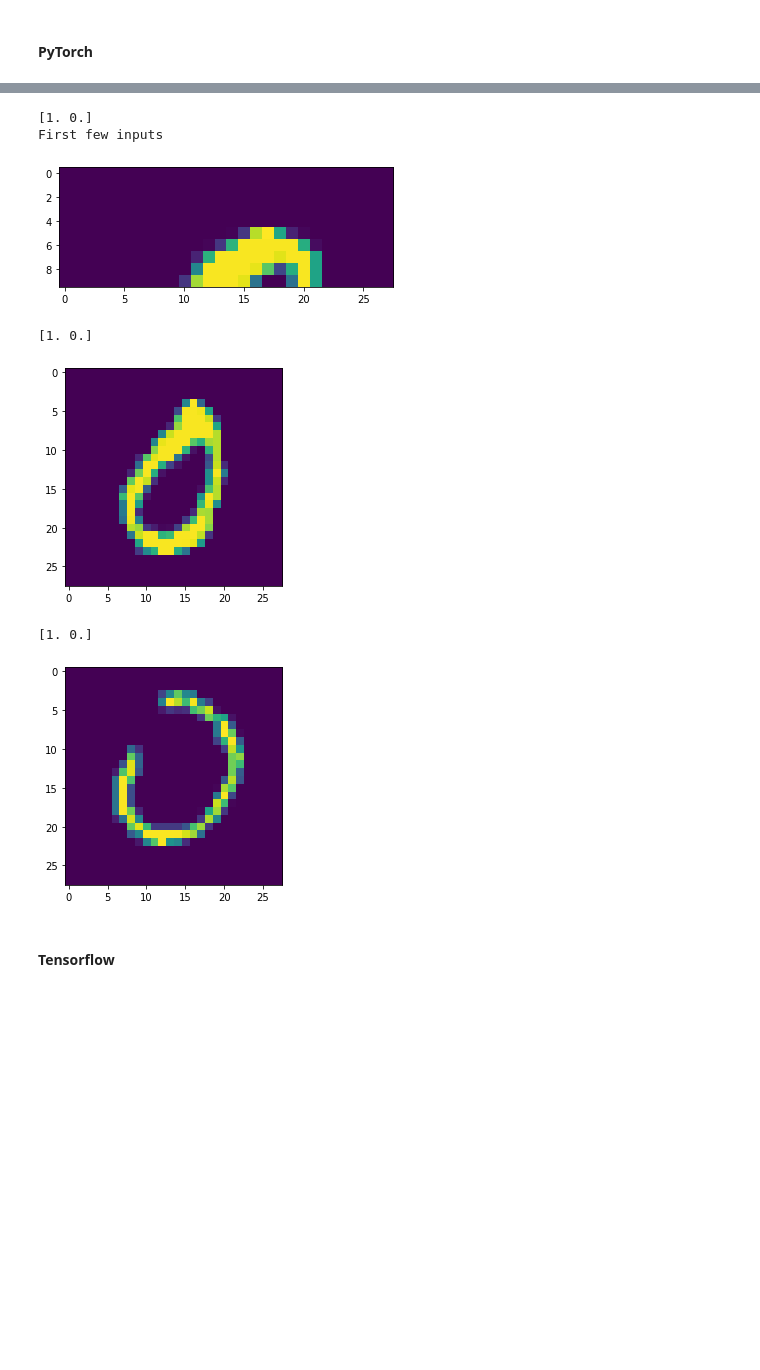
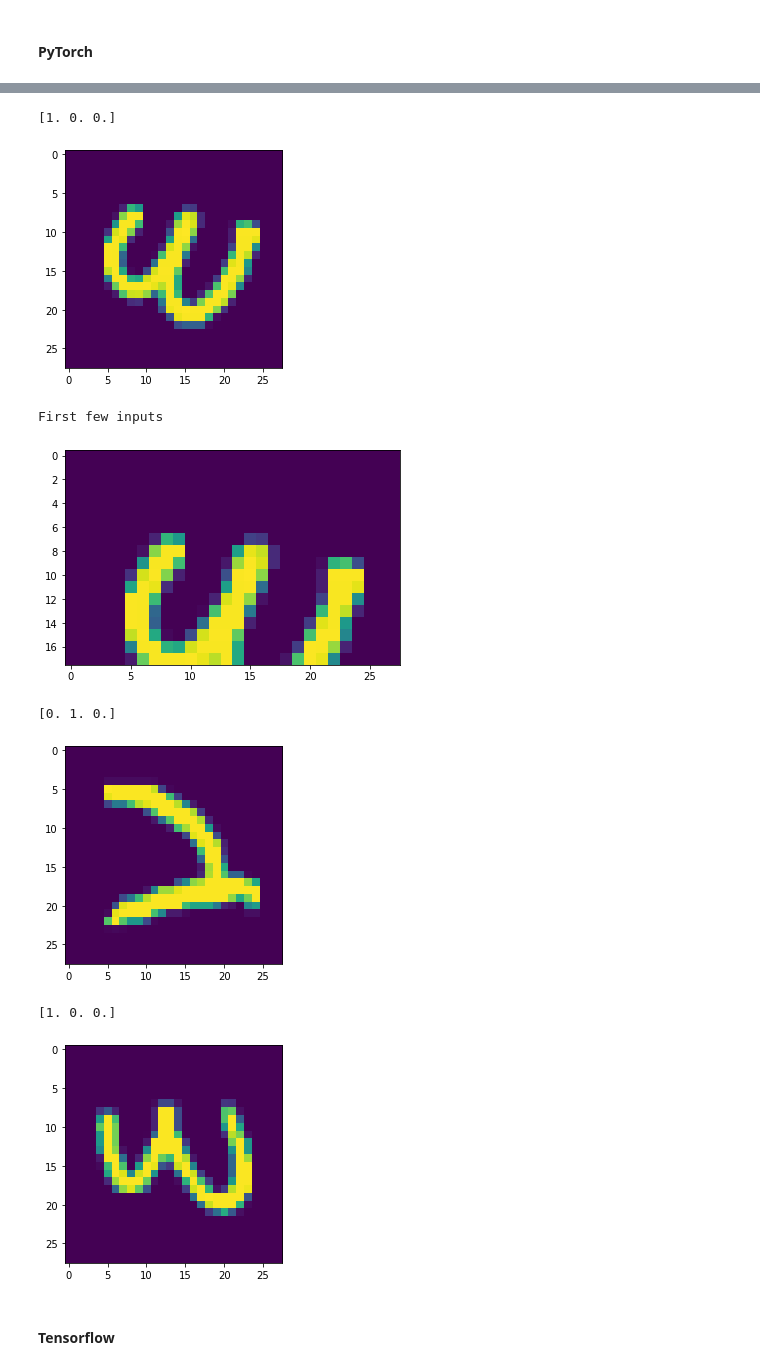
Before and after one commit to kaitken17/colab_based_projects, a Jupyter notebook: mnist_analysis_multiclass.ipynb, the cells around one changed output, grey strips where cells are left out. Cells and saved outputs as stored; diff of their text form; code cells hidden in the pictures; blank space fills up the shorter version.

```diff
--- a/mnist_analysis_multiclass.ipynb
+++ b/mnist_analysis_multiclass.ipynb
@@ -81,6 +80,7 @@ def convert_serialized_mnist(train_data, test_data, smnist_params, train_params)
   n_classes = len(mnist_classes)
   n_len = smnist_params['n_len']
   n_inputs = smnist_params['n_inputs']
+  time_dim = smnist_params['time_dim']
   batch_size = train_params['batch_size']
 
   # Prunes classes that are not in 'mnist_classes'
@@ -116,7 +116,11 @@ def convert_serialized_mnist(train_data, test_data, smnist_params, train_params)
       images, labels = train_vals[0], train_vals[1]
       squeezed_images = np.squeeze(images.numpy())
       if squeezed_images.shape[0] == batch_size:
-        images_np[idx] = np.squeeze(images.numpy())
+        batch_images = np.squeeze(images.numpy())
+        if time_dim == 'Rows':
+          images_np[idx] = batch_images
+        elif time_dim == 'Columns':
+          images_np[idx] = np.swapaxes(batch_images, 1, 2)
         masks_np[idx, :] = (n_len-1) * np.ones((batch_size, 1))
         for label, lbl_idx in zip(labels, range(len(labels))):
           one_hot = np.zeros((n_classes,))
@@ -128,7 +132,7 @@ def convert_serialized_mnist(train_data, test_data, smnist_params, train_params)
     jax_data = {
       'inputs': jnp.asarray(images_np),  # batch number x batch_index x n_len x n_inputs
       'labels': jnp.asarray(labels_np), # batch number x batch_index x n_len x one-hot-vector
-      'index': jnp.asarray(masks_np, dtype=int), # Target mask: list of integers up to phrase_len
+      'index': jnp.asarray(masks_np, dtype=jnp.int32), # Target mask: list of integers up to phrase_len
     }
 
     return jax_data
@@ -141,8 +145,9 @@ def convert_serialized_mnist(train_data, test_data, smnist_params, train_params)
 run_tests = True
 if run_tests:
   smnist_params = {
-    'mnist_classes': [0, 1, 2],
+    'mnist_classes': [3, 4, 7],
     'n_len' : 28,
+    'time_dim': 'Columns'
   }
   smnist_params['n_inputs'] = int(28*28/smnist_params['n_len'])
 
@@ -155,23 +160,25 @@ Omitting incomplete batch
 # %%
 print(np.asarray(train_jax['labels'][0, 67, 27]))
 plt.imshow(np.asarray(train_jax['inputs'][0, 67]))
+plt.show()
 print('First few inputs')
-plt.imshow(np.asarray(train_jax['inputs'][0, 67,:10]))
+plt.imshow(np.asarray(train_jax['inputs'][0, 67,:18]))
 plt.show()
 print(np.asarray(train_jax['labels'][4, 66, 27]))
 plt.imshow(np.asarray(train_jax['inputs'][4, 66]))
 plt.show()
 print(np.asarray(train_jax['labels'][82, 13, 27]))
 plt.imshow(np.asarray(train_jax['inputs'][82, 13]))
 plt.show()
 # %% [output]
-[1. 0.]
-First few inputs
+[1. 0. 0.]
-[figure, old version]
+[figure, new version]
-[1. 0.]
+First few inputs
-[figure, old version]
+[figure, new version]
-[1. 0.]
+[0. 1. 0.]
-[figure, old version]
+[figure, new version]
+[1. 0. 0.]
+[figure, added]
 # %% [markdown]
 #### Tensorflow
 # %%
```
Also changed, not shown: parts of 23 cells of this notebook.
